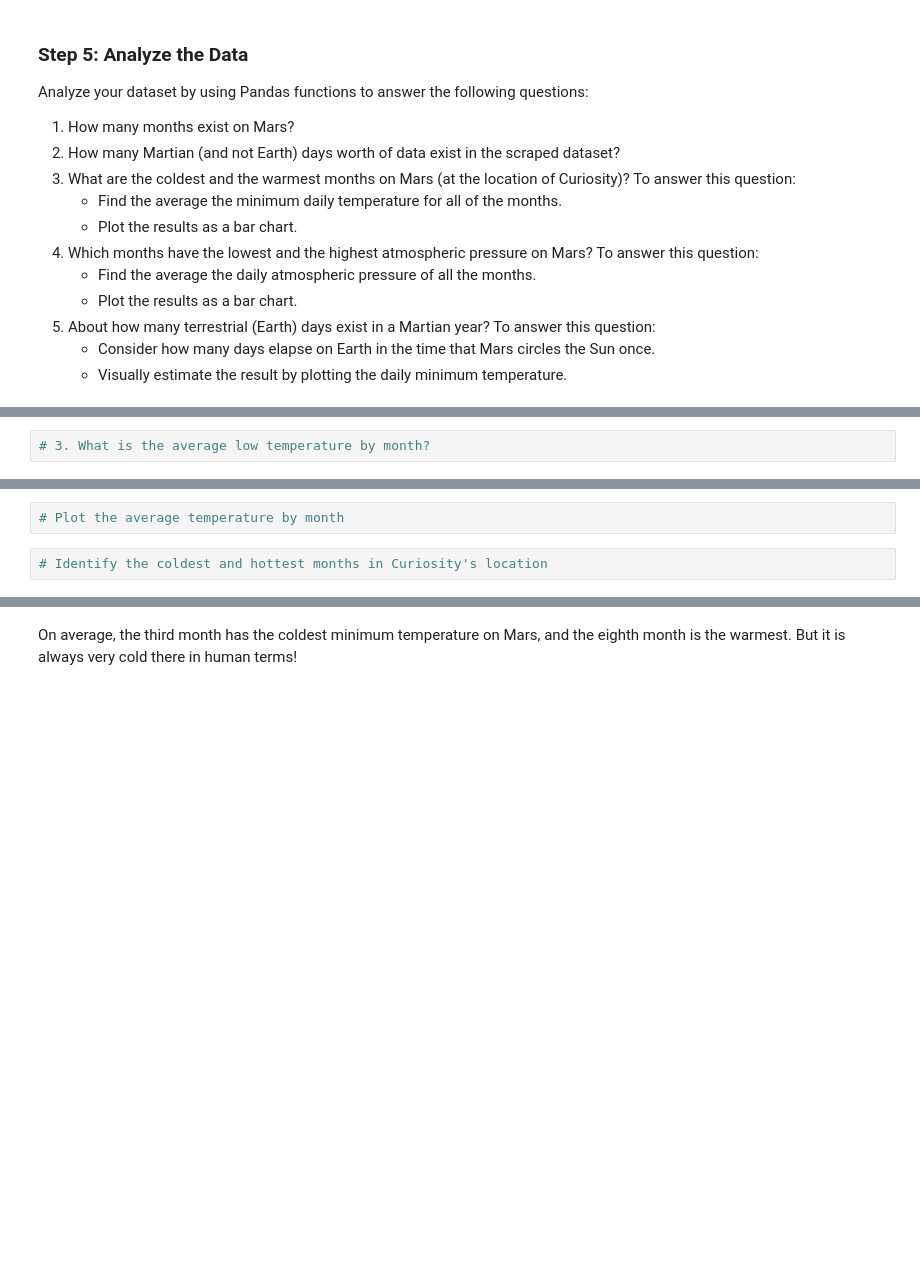
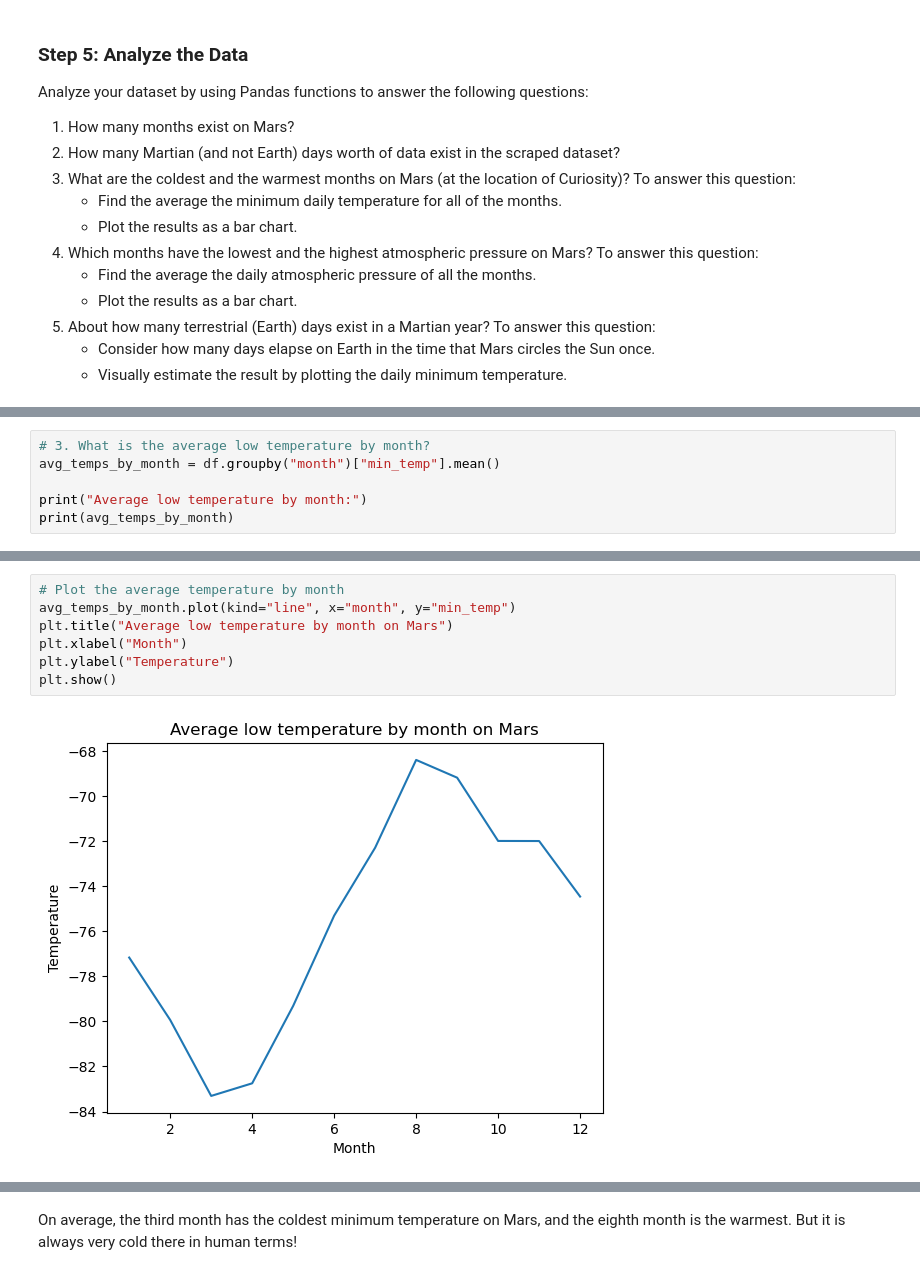
Before and after one commit to barronr03/web-scrapping, a Jupyter notebook: Part2/part_2_mars_weather.ipynb, the cells around one changed output, grey strips where cells are left out. Cells and saved outputs as stored; diff of their text form; blank space fills up the shorter version.

```diff
--- a/Part2/part_2_mars_weather.ipynb
+++ b/Part2/part_2_mars_weather.ipynb
@@ -155,2 +166,6 @@ Analyze your dataset by using Pandas functions to answer the following questions
 # %%
 # 3. What is the average low temperature by month?
+avg_temps_by_month = df.groupby("month")["min_temp"].mean()
+
+print("Average low temperature by month:")
+print(avg_temps_by_month)
@@ -157,4 +188,9 @@ Analyze your dataset by using Pandas functions to answer the following questions
-# %%
-# Plot the average temperature by month
-# %%
-# Identify the coldest and hottest months in Curiosity's location
+# %%
+# Plot the average temperature by month
+avg_temps_by_month.plot(kind="line", x="month", y="min_temp")
+plt.title("Average low temperature by month on Mars")
+plt.xlabel("Month")
+plt.ylabel("Temperature")
+plt.show()
+# %% [output]
+[figure, added]
```
Also changed, not shown: parts of 11 cells of this notebook, 1 other file.
